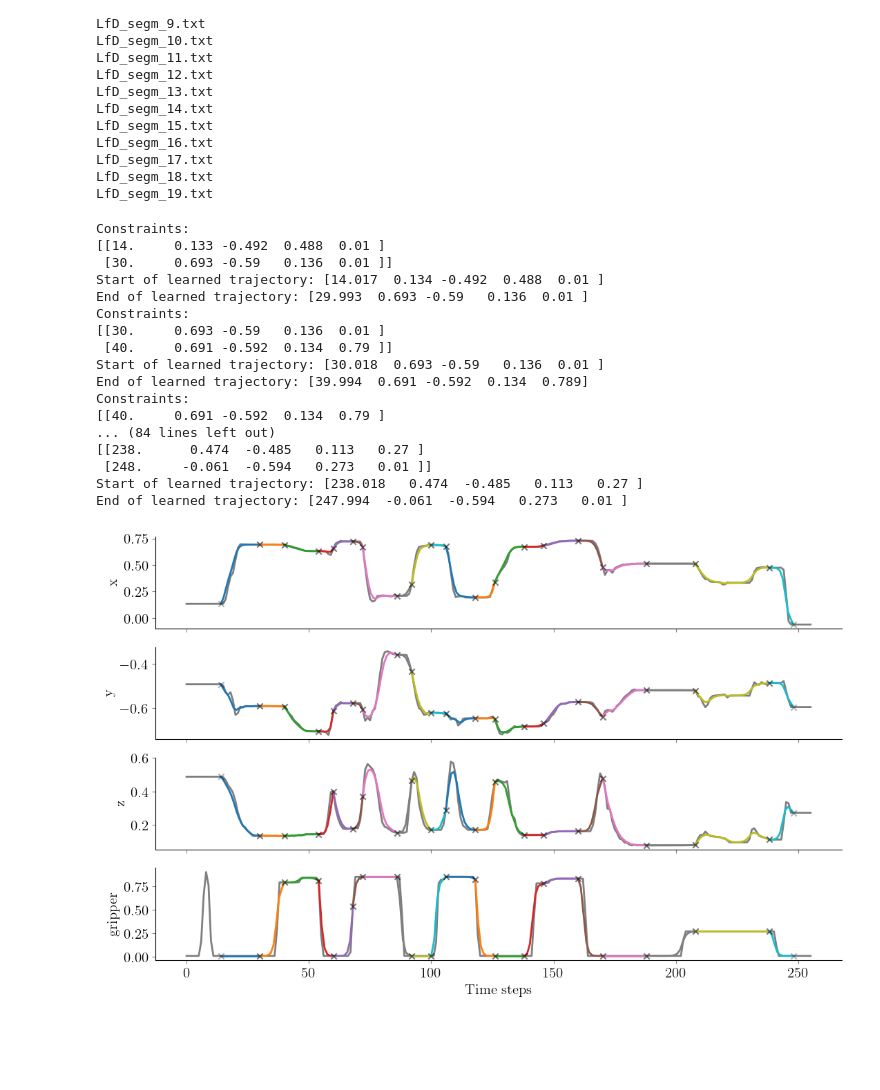
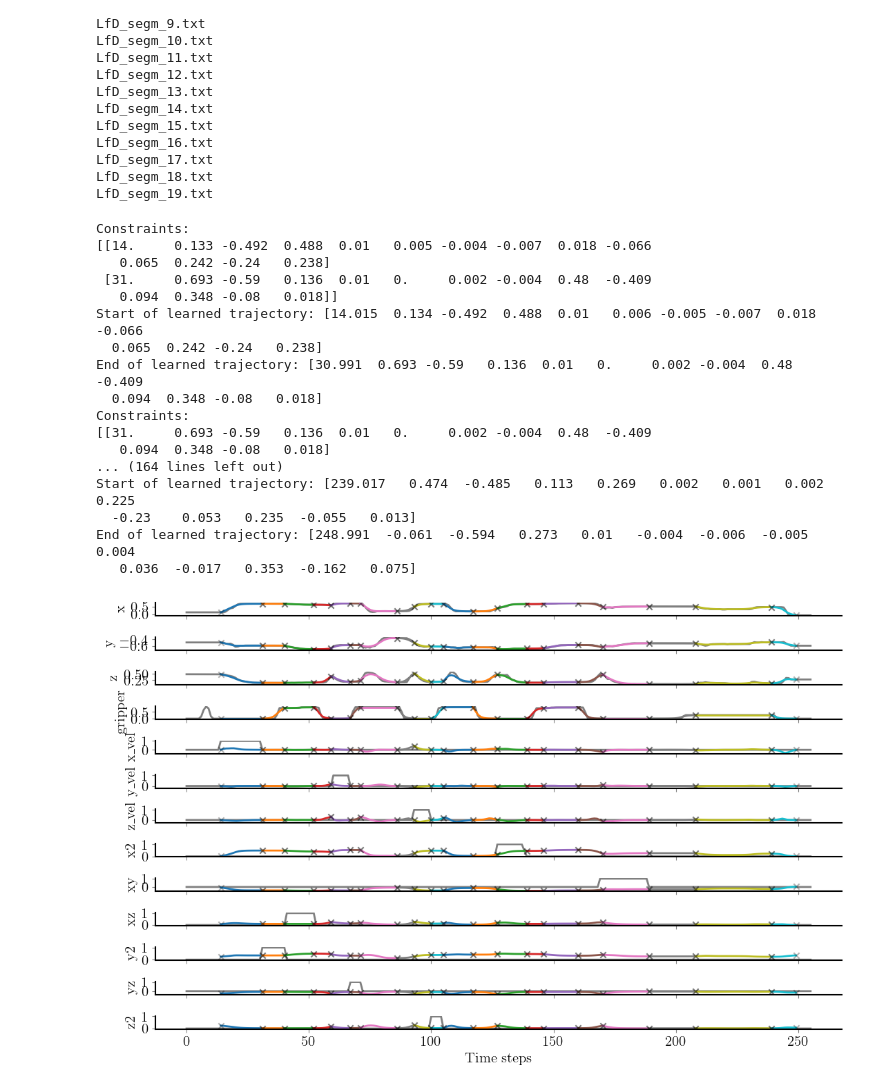
Before and after one commit to kir0ul/sdl, a Jupyter notebook: skills-segm-lib.ipynb, the cells around one changed output. Drawn from its saved outputs; the diff is of its cells as text; code cells hidden in the pictures; blank space fills up the shorter version.

```diff
--- a/skills-segm-lib.ipynb
+++ b/skills-segm-lib.ipynb
@@ -774,0 +1212,14 @@ colsids2keep = [0, 1, 2, 3]
+# %%
+colsids2keep = {}
+cols2filter = ["obj_"]
+# cols2filter = ["obj_", "accel", "jerk", "curvature", "torsion", "vel"]
+cols2filter = ["obj_", "accel", "jerk", "curvature", "torsion"]
+for col_i, col_name in enumerate(X.columns):
+    found = None
+    for filter_curr in cols2filter:
+        if filter_curr in col_name:
+            found = True
+            break
+    if not found:
+        colsids2keep[col_i] = col_name
+colsids2keep
@@ -775,3 +1240,5 @@ colsids2keep = [0, 1, 2, 3]
+# %%
+colsids2keep = list(colsids2keep.keys())
 # %%
 ### Resample segments to the same length
 chg_pts_conv_ori = np.array(
@@ -820,13 +1289,18 @@ def resample_array(array, nb_points=256, smoothing_factor=1e-3):
 #         # new_traj[:, i+1] = smooth_resampled
 #         new_traj[:, i] = smooth_resampled
 #     return new_traj
+# %%
+# smoothing_factor = 1e-3
+smoothing_factor = 0
 # %%
 demos = []
 for seg_i, seg_v in enumerate(chg_pts_conv_ori[:-1]):
     pos_segm = X.iloc[
         chg_pts_conv_ori[seg_i] : chg_pts_conv_ori[seg_i + 1], colsids2keep  # 0:4
     ].to_numpy()
-    pos_segm_resampled = resample_array(array=pos_segm, nb_points=resample_num)
+    pos_segm_resampled = resample_array(
+        array=pos_segm, nb_points=resample_num, smoothing_factor=smoothing_factor
+    )
     # pos_segm_resampled = resample_array(traj=pos_segm, n=resample_num)
     print(
         f"Original shape: {pos_segm.shape} - resampled shape: {pos_segm_resampled.shape}"
@@ -985,6 +1468,9 @@ for axi, axv in enumerate(axes):
     axv.set_ylabel(plt_labels[axi])
     axv.tick_params(color="gray")
     axv.spines[["right", "top"]].set_visible(False)
+    for spine in axv.spines.values():
+        # spine.set_edgecolor("gray")
+        spine.set_linewidth(1.5)
 
 # chg_pts_all[-1] = chg_pts_all[-1] - 1
 for seg_i, seg_v in enumerate(chg_pts_all[:-1]):
@@ -1066,46 +1552,46 @@ for seg_i, seg_v in enumerate(chg_pts_all[:-1]):
             lw=2,
         )
         axv.scatter(
             ts_segm_ref[0],
             constraints[0, axi + 1],
             marker="x",
             color="k",
             alpha=0.3,
             zorder=2.5,
         )
         axv.scatter(
             ts_segm_ref[-1],
             constraints[-1, axi + 1],
             marker="x",
             color="k",
             alpha=0.3,
             zorder=2.5,
         )
 
 axes[-1].set_xlabel("Time steps")
 # axes[-1].legend(bbox_to_anchor=(1, -0.5), ncol=6, fontsize=labels_fontsize)
 if TRANSP_BACK_PLOT:
     fig.patch.set_alpha(0)
     fig.patch.set_facecolor("white")
 fig.tight_layout()
 
 plt.show()
 # %% [output]
 Constraints:
-[[14.     0.133 -0.492  0.488  0.01 ]
- [30.     0.693 -0.59   0.136  0.01 ]]
-Start of learned trajectory: [14.017  0.134 -0.492  0.488  0.01 ]
-End of learned trajectory: [29.993  0.693 -0.59   0.136  0.01 ]
+[[14.     0.133 -0.492  0.488  0.01   0.005 -0.004 -0.007  0.018 -0.066
+   0.065  0.242 -0.24   0.238]
+ [31.     0.693 -0.59   0.136  0.01   0.     0.002 -0.004  0.48  -0.409
+   0.094  0.348 -0.08   0.018]]
+Start of learned trajectory: [14.015  0.134 -0.492  0.488  0.01   0.006 -0.005 -0.007  0.018 -0.066
+  0.065  0.242 -0.24   0.238]
+End of learned trajectory: [30.991  0.693 -0.59   0.136  0.01   0.     0.002 -0.004  0.48  -0.409
+  0.094  0.348 -0.08   0.018]
 Constraints:
-[[30.     0.693 -0.59   0.136  0.01 ]
- [40.     0.691 -0.592  0.134  0.79 ]]
-Start of learned trajectory: [30.018  0.693 -0.59   0.136  0.01 ]
-End of learned trajectory: [39.994  0.691 -0.592  0.134  0.789]
-Constraints:
-[[40.     0.691 -0.592  0.134  0.79 ]
-... (84 lines left out)
-[[238.      0.474  -0.485   0.113   0.27 ]
- [248.     -0.061  -0.594   0.273   0.01 ]]
-Start of learned trajectory: [238.018   0.474  -0.485   0.113   0.27 ]
-End of learned trajectory: [247.994  -0.061  -0.594   0.273   0.01 ]
+[[31.     0.693 -0.59   0.136  0.01   0.     0.002 -0.004  0.48  -0.409
+   0.094  0.348 -0.08   0.018]
+... (164 lines left out)
+Start of learned trajectory: [239.017   0.474  -0.485   0.113   0.269   0.002   0.001   0.002   0.225
+  -0.23    0.053   0.235  -0.055   0.013]
+End of learned trajectory: [248.991  -0.061  -0.594   0.273   0.01   -0.004  -0.006  -0.005   0.004
+   0.036  -0.017   0.353  -0.162   0.075]
-[figure, old version]
+[figure, new version]
```
Also changed, not shown: parts of 63 cells of this notebook, 6 other files.
